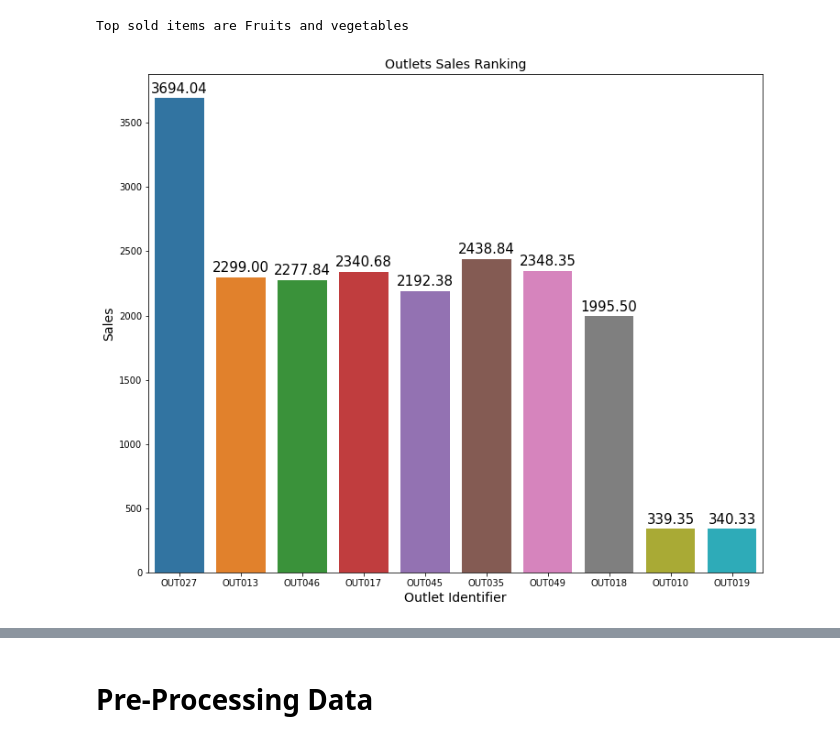
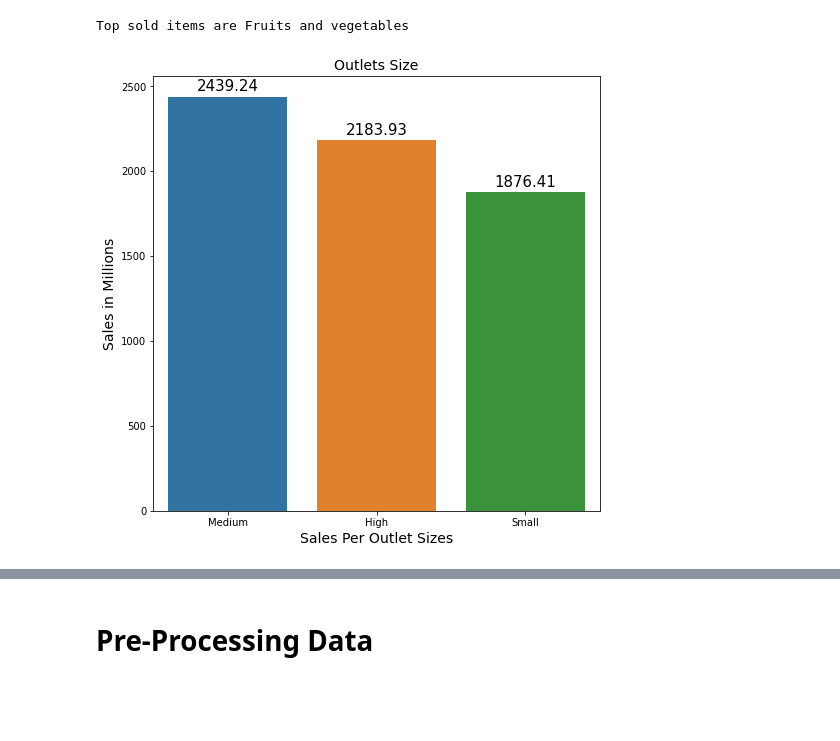
Before and after one commit to amrrahman1/Sales-Prediction, a Jupyter notebook: Sales_Pred_ML.ipynb, the cells around one changed output, grey strips where cells are left out. Drawn from its saved outputs; the diff is of its cells as text; code cells hidden in the pictures; blank space fills up the shorter version.

```diff
--- a/Sales_Pred_ML.ipynb
+++ b/Sales_Pred_ML.ipynb
@@ -238,19 +238,19 @@ print('Top sold items are Fruits and vegetables')
 [figure]
 Top sold items are Fruits and vegetables
 # %%
-# Bar Chart to show the Highest performing Outlets in Sales.
+# Bar Chart to show the Highest performing Outlets size.
 df_sorted= sales_predictions.sort_values('Item_Outlet_Sales',ascending=False)
-plt.figure(figsize=(12,10))
-plots = sns.barplot(x="Outlet_Identifier", y="Item_Outlet_Sales",ci = None, data=df_sorted,)
+plt.figure(figsize=(8,8))
+plots = sns.barplot(x="Outlet_Size", y="Item_Outlet_Sales",ci = None, data=df_sorted,)
 for bar in plots.patches:
  plots.annotate(format(bar.get_height(), '.2f'),
                    (bar.get_x() + bar.get_width() / 2,
                     bar.get_height()), ha='center', va='center',
                    size=15, xytext=(0,10),
                    textcoords='offset points')
-plt.xlabel("Outlet Identifier", size=14)
-plt.ylabel("Sales", size=14)
-plt.title("Outlets Sales Ranking", size=14);
+plt.xlabel("Sales Per Outlet Sizes", size=14)
+plt.ylabel("Sales in Millions", size=14)
+plt.title("Outlets Size", size=14);
 plt.show()
 # %% [output]
-[figure, old version]
+[figure, new version]
```
Also changed, not shown: parts of 2 cells of this notebook.
